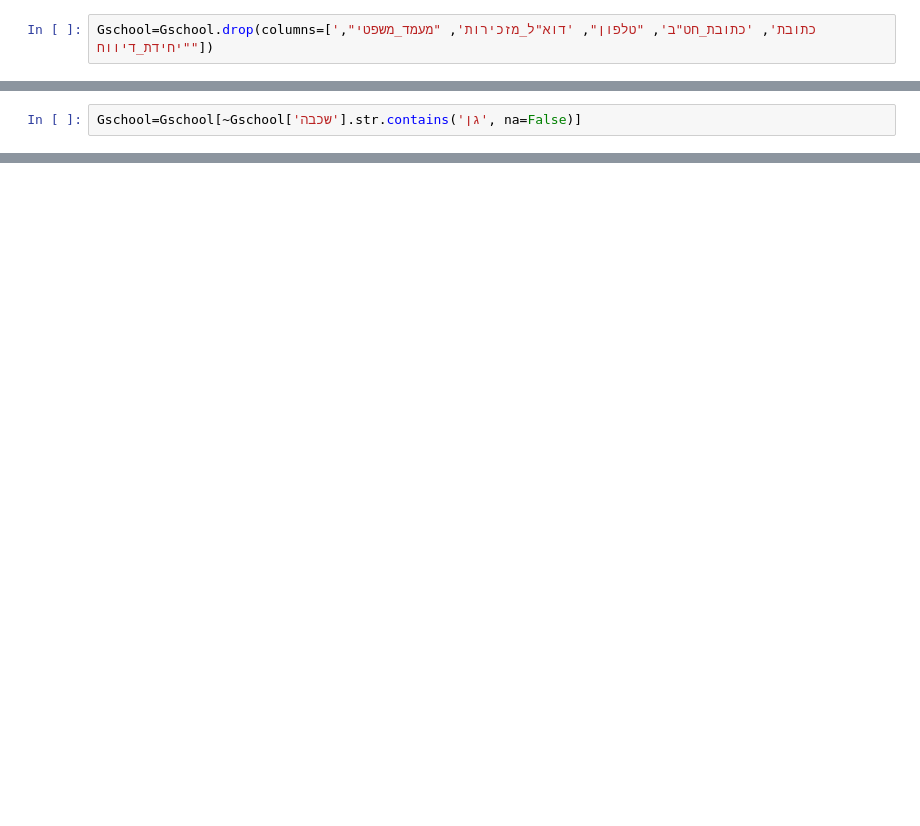
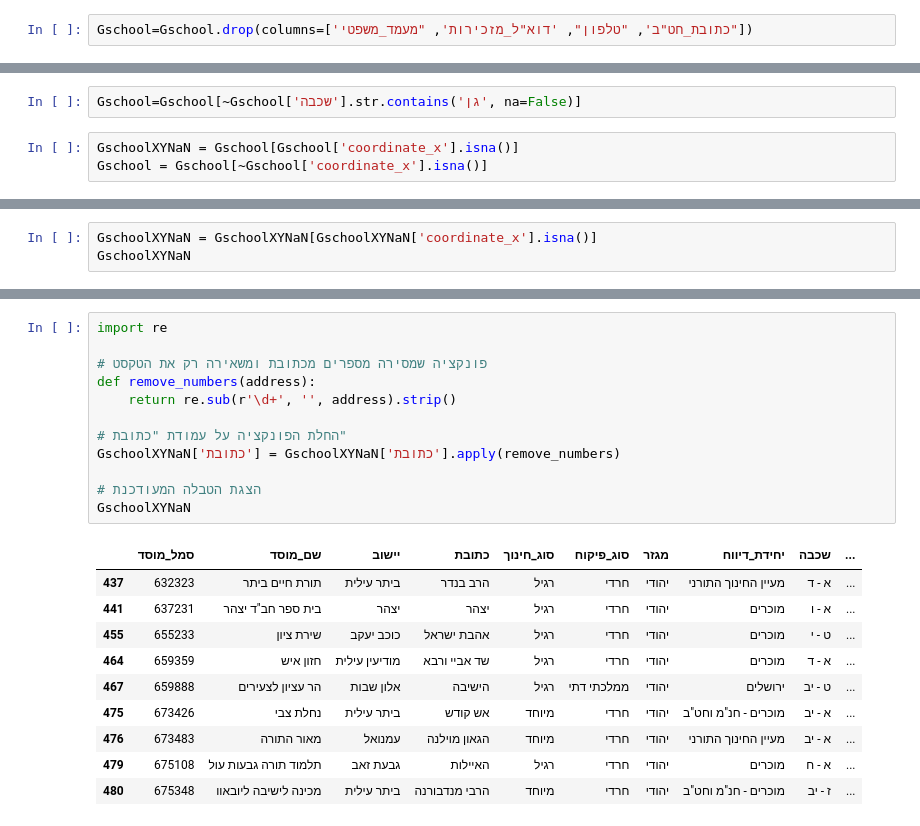
Before and after one commit to DavidPerelman/education, a Jupyter notebook: ministry_of_education/main.ipynb, the cells around one changed output, grey strips where cells are left out. Drawn from its saved outputs; the diff is of its cells as text; blank space fills up the shorter version.

Commit message:
DP - ministry_of_education - main.ipynb - fix missing coordinates

```diff
--- a/ministry_of_education/main.ipynb
+++ b/ministry_of_education/main.ipynb
@@ -53,4 +53,4 @@ Gschool.head()
 | 3 | 111096 | עין הרים | עין כרם-בי"ס חקלאי | עין כרם-בי"ס חקלא 5 | NaN | 02-6431318 | yaelelk1@hinuchm.k12.il | רגיל | רשמי | ... |
 | 4 | 111195 | חברון בנות | קרית ארבע | נחל אשכול 407 | NaN | 02-9961050 | zipporahapo@hinuchm.k12.il | רגיל | רשמי | ... |
 # %%
-Gschool=Gschool.drop(columns=['כתובת', 'כתובת_חט"ב', "טלפון", 'דוא"ל_מזכירות', "מעמד_משפטי", "יחידת_דיווח"])
+Gschool=Gschool.drop(columns=['כתובת_חט"ב', "טלפון", 'דוא"ל_מזכירות', "מעמד_משפטי"])
@@ -85,2 +81,5 @@ df
 # %%
 Gschool=Gschool[~Gschool['שכבה'].str.contains('גן', na=False)]
+# %%
+GschoolXYNaN = Gschool[Gschool['coordinate_x'].isna()]
+Gschool = Gschool[~Gschool['coordinate_x'].isna()]
@@ -88,0 +153,3 @@ Gschool.head()
+# %%
+GschoolXYNaN = GschoolXYNaN[GschoolXYNaN['coordinate_x'].isna()]
+GschoolXYNaN
@@ -88,0 +167,23 @@ Gschool.head()
+# %%
+import re
+
+# פונקציה שמסירה מספרים מכתובת ומשאירה רק את הטקסט
+def remove_numbers(address):
+    return re.sub(r'\d+', '', address).strip()
+
+# החלת הפונקציה על עמודת "כתובת"
+GschoolXYNaN['כתובת'] = GschoolXYNaN['כתובת'].apply(remove_numbers)
+
+# הצגת הטבלה המעודכנת
+GschoolXYNaN
+# %% [output]
+|  | סמל_מוסד | שם_מוסד | יישוב | כתובת | סוג_חינוך | סוג_פיקוח | מגזר | יחידת_דיווח | שכבה | ... |
+| 437 | 632323 | תורת חיים ביתר | ביתר עילית | הרב בנדר | רגיל | חרדי | יהודי | מעיין החינוך התורני | א - ד | ... |
+| 441 | 637231 | בית ספר חב"ד יצהר | יצהר | יצהר | רגיל | חרדי | יהודי | מוכרים | א - ו | ... |
+| 455 | 655233 | שירת ציון | כוכב יעקב | אהבת ישראל | רגיל | חרדי | יהודי | מוכרים | ט - י | ... |
+| 464 | 659359 | חזון איש | מודיעין עילית | שד אביי ורבא | רגיל | חרדי | יהודי | מוכרים | א - ד | ... |
+| 467 | 659888 | הר עציון לצעירים | אלון שבות | הישיבה | רגיל | ממלכתי דתי | יהודי | ירושלים | ט - יב | ... |
+| 475 | 673426 | נחלת צבי | ביתר עילית | אש קודש | מיוחד | חרדי | יהודי | מוכרים - חנ"מ וחט"ב | א - יב | ... |
+| 476 | 673483 | מאור התורה | עמנואל | הגאון מוילנה | מיוחד | חרדי | יהודי | מעיין החינוך התורני | א - יב | ... |
+| 479 | 675108 | תלמוד תורה גבעות עול | גבעת זאב | האיילות | רגיל | חרדי | יהודי | מוכרים | א - ח | ... |
+| 480 | 675348 | מכינה לישיבה ליובאוו | ביתר עילית | הרבי מנדבורנה | מיוחד | חרדי | יהודי | מוכרים - חנ"מ וחט"ב | ז - יב | ... |
```
Also changed, not shown: parts of 12 cells of this notebook, 2 other files.
